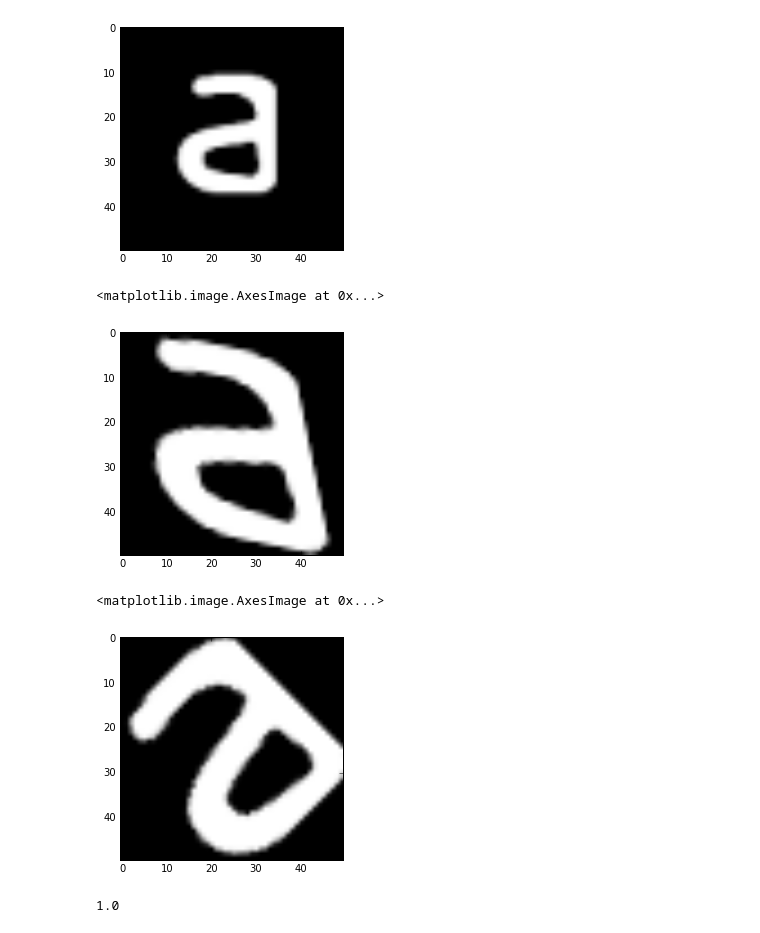
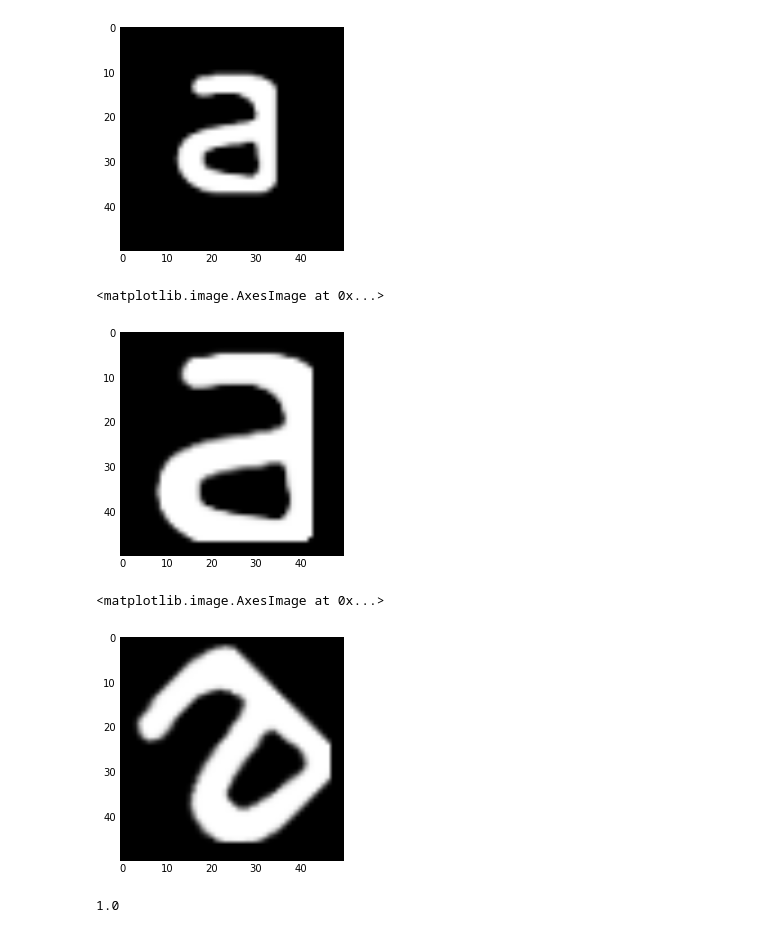
Before and after one commit to emitc2h/fontfinder, a Jupyter notebook: test-image-font.ipynb, the cells around one changed output. Saved outputs shown, nothing was run; the diff lists cells and outputs as text; code cells hidden in the pictures.

```diff
--- a/test-image-font.ipynb
+++ b/test-image-font.ipynb
@@ -193,34 +236,34 @@ plt.imshow(imgs[3], cmap='Greys_r')
 # %%
 def skew_variations(img, vertical_shear=[0], horizontal_shear=[0]):
     """
     Produces skewing variations on input image
     """
 
     output_images = []
 
     for vs in vertical_shear:
         for hs in horizontal_shear:
 
             origin = np.float32([[0,0],[1,0],[0,1]])
             shear  = np.float32([[hs,vs],[hs,-vs],[-hs,vs]])
 
             x = img.shape[1]//2
             y = img.shape[0]//2
 
             absolufy = np.float32([[x,y],[x,y],[x,y]])
 
             transformed = origin + shear + absolufy
 
             M = cv2.getAffineTransform(origin+absolufy, transformed)
-            output_images.append(cv2.warpAffine(img,M,img.shape))
+            output_images.append(margins(cv2.warpAffine(img,M,img.shape)))
 
     return output_images
 
 imgs = skew_variations(img_array, vertical_shear=[-0.1, 0.0, 0.1], horizontal_shear=[-0.1, 0.0, 0.1])
-plt.imshow(imgs[0], cmap='Greys_r')
+plt.imshow(imgs[4], cmap='Greys_r')
 # %% [output]
 <matplotlib.image.AxesImage at 0x...>
-[figure, old version]
+[figure, new version]
 # %%
 def rotate_variations(img, angles=[]):
     """
@@ -232,7 +275,7 @@ def rotate_variations(img, angles=[]):
     for a in angles:
 
         M = cv2.getRotationMatrix2D((img.shape[0]//2,img.shape[1]//2),a,1)
-        output_images.append(cv2.warpAffine(img,M,img.shape))
+        output_images.append(margins(cv2.warpAffine(img,M,img.shape)))
 
     return output_images
 
@@ -240,7 +283,7 @@ imgs = rotate_variations(img_array, angles=[0,45])
 plt.imshow(imgs[1], cmap='Greys_r')
 # %% [output]
 <matplotlib.image.AxesImage at 0x...>
-[figure, old version]
+[figure, new version]
 # %%
 def pixbypix_similarity(img1, img2):
     """
```
Also changed, not shown: parts of 1 cell of this notebook, 1 other file.
